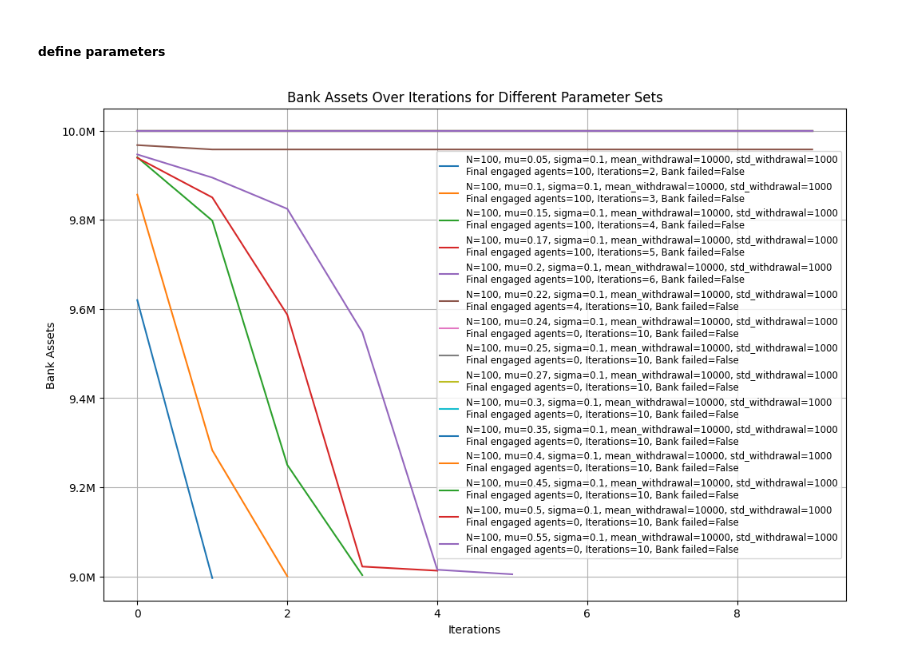
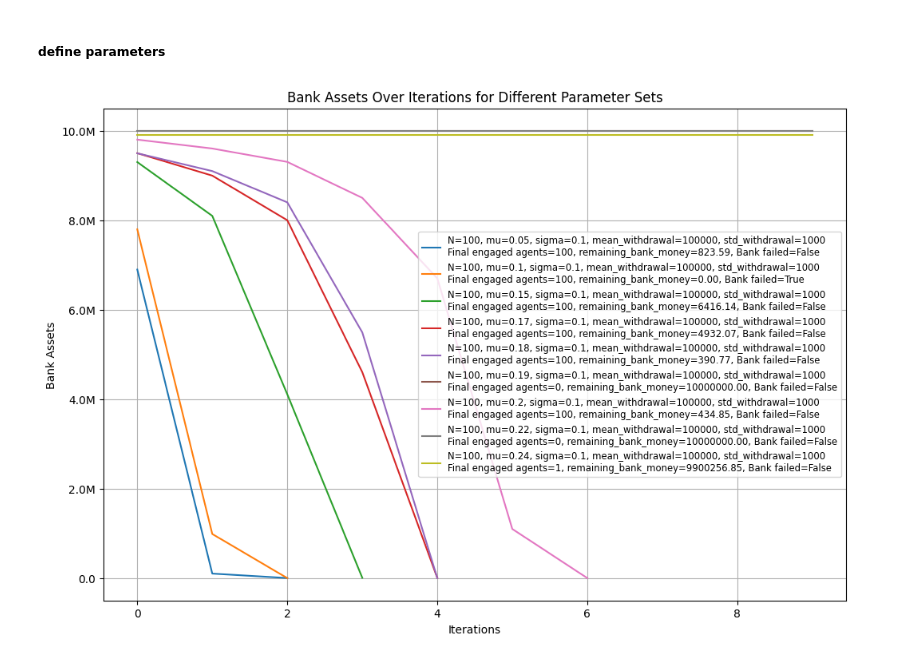
Before and after one commit to juergenstumpf01/CMSS_BankRuns, a Jupyter notebook: bank_run_basic_modelling.ipynb, the cells around one changed output. Drawn from its saved outputs; the diff is of its cells as text; code cells hidden in the pictures.

Commit message:
slight changes on plot

```diff
--- a/bank_run_basic_modelling.ipynb
+++ b/bank_run_basic_modelling.ipynb
@@ -100,9 +100,9 @@ class GranovetterModelBasic(Model):
 N = 100
 mu = 0.1 #threshold
 sigma = 0.1
-initial_bank_assets = 10000
-mean_withdrawal = 100
-std_withdrawal = 20
+initial_bank_assets = 10000000
+mean_withdrawal = 100000
+std_withdrawal = 1000
 # %%
 model = GranovetterModelBasic(N=N, mu=mu, sigma=sigma,
                               initial_bank_assets=initial_bank_assets,
@@ -208,29 +208,27 @@ def run_model(N, mu, sigma, initial_bank_assets, mean_withdrawal, std_withdrawal
 # in this case i just played around with different thresholds
 
 parameter_sets = [
-    {'n_iter':10, 'N': 100, 'mu': 0.05, 'sigma': 0.1, 'initial_bank_assets': 10000000, 'mean_withdrawal': 10000, 'std_withdrawal': 1000 },
-    {'n_iter':10, 'N': 100, 'mu': 0.10, 'sigma': 0.1, 'initial_bank_assets': 10000000, 'mean_withdrawal': 10000, 'std_withdrawal': 1000 },
-    {'n_iter':10, 'N': 100, 'mu': 0.15, 'sigma': 0.1, 'initial_bank_assets': 10000000, 'mean_withdrawal': 10000, 'std_withdrawal': 1000 },
-    {'n_iter':10, 'N': 100, 'mu': 0.17, 'sigma': 0.1, 'initial_bank_assets': 10000000, 'mean_withdrawal': 10000, 'std_withdrawal': 1000 },
+    {'n_iter':10, 'N': 100, 'mu': 0.05, 'sigma': 0.1, 'initial_bank_assets': 10000000, 'mean_withdrawal': 100000, 'std_withdrawal': 1000 },
+    {'n_iter':10, 'N': 100, 'mu': 0.10, 'sigma': 0.1, 'initial_bank_assets': 10000000, 'mean_withdrawal': 100000, 'std_withdrawal': 1000 },
+    {'n_iter':10, 'N': 100, 'mu': 0.15, 'sigma': 0.1, 'initial_bank_assets': 10000000, 'mean_withdrawal': 100000, 'std_withdrawal': 1000 },
+    {'n_iter':10, 'N': 100, 'mu': 0.17, 'sigma': 0.1, 'initial_bank_assets': 10000000, 'mean_withdrawal': 100000, 'std_withdrawal': 1000 },
+    {'n_iter':10, 'N': 100, 'mu': 0.18, 'sigma': 0.1, 'initial_bank_assets': 10000000, 'mean_withdrawal': 100000, 'std_withdrawal': 1000 },
+    {'n_iter':10, 'N': 100, 'mu': 0.19, 'sigma': 0.1, 'initial_bank_assets': 10000000, 'mean_withdrawal': 100000, 'std_withdrawal': 1000 },
 
-    {'n_iter':10, 'N': 100, 'mu': 0.20, 'sigma': 0.1, 'initial_bank_assets': 10000000, 'mean_withdrawal': 10000, 'std_withdrawal': 1000 },
-    {'n_iter':10, 'N': 100, 'mu': 0.22, 'sigma': 0.1, 'initial_bank_assets': 10000000, 'mean_withdrawal': 10000, 'std_withdrawal': 1000 },
-    {'n_iter':10, 'N': 100, 'mu': 0.24, 'sigma': 0.1, 'initial_bank_assets': 10000000, 'mean_withdrawal': 10000, 'std_withdrawal': 1000 },
+    {'n_iter':10, 'N': 100, 'mu': 0.20, 'sigma': 0.1, 'initial_bank_assets': 10000000, 'mean_withdrawal': 100000, 'std_withdrawal': 1000 },
+    {'n_iter':10, 'N': 100, 'mu': 0.22, 'sigma': 0.1, 'initial_bank_assets': 10000000, 'mean_withdrawal': 100000, 'std_withdrawal': 1000 },
+    {'n_iter':10, 'N': 100, 'mu': 0.24, 'sigma': 0.1, 'initial_bank_assets': 10000000, 'mean_withdrawal': 100000, 'std_withdrawal': 1000 },
 
-    {'n_iter':10, 'N': 100, 'mu': 0.25, 'sigma': 0.1, 'initial_bank_assets': 10000000, 'mean_withdrawal': 10000, 'std_withdrawal': 1000 },
-    {'n_iter':10, 'N': 100, 'mu': 0.27, 'sigma': 0.1, 'initial_bank_assets': 10000000, 'mean_withdrawal': 10000, 'std_withdrawal': 1000 },
+    # {'n_iter':10, 'N': 100, 'mu': 0.25, 'sigma': 0.1, 'initial_bank_assets': 10000000, 'mean_withdrawal': 100000, 'std_withdrawal': 1000 },
+    # {'n_iter':10, 'N': 100, 'mu': 0.27, 'sigma': 0.1, 'initial_bank_assets': 10000000, 'mean_withdrawal': 100000, 'std_withdrawal': 1000 },
 
-    {'n_iter':10, 'N': 100, 'mu': 0.30, 'sigma': 0.1, 'initial_bank_assets': 10000000, 'mean_withdrawal': 10000, 'std_withdrawal': 1000 },
-    {'n_iter':10, 'N': 100, 'mu': 0.35, 'sigma': 0.1, 'initial_bank_assets': 10000000, 'mean_withdrawal': 10000, 'std_withdrawal': 1000 },
-    {'n_iter':10, 'N': 100, 'mu': 0.40, 'sigma': 0.1, 'initial_bank_assets': 10000000, 'mean_withdrawal': 10000, 'std_withdrawal': 1000 },
-    {'n_iter':10, 'N': 100, 'mu': 0.45, 'sigma': 0.1, 'initial_bank_assets': 10000000, 'mean_withdrawal': 10000, 'std_withdrawal': 1000 },
-    {'n_iter':10, 'N': 100, 'mu': 0.50, 'sigma': 0.1, 'initial_bank_assets': 10000000, 'mean_withdrawal': 10000, 'std_withdrawal': 1000 },
-    {'n_iter':10, 'N': 100, 'mu': 0.55, 'sigma': 0.1, 'initial_bank_assets': 10000000, 'mean_withdrawal': 10000, 'std_withdrawal': 1000 },
+    # {'n_iter':10, 'N': 100, 'mu': 0.30, 'sigma': 0.1, 'initial_bank_assets': 10000000, 'mean_withdrawal': 100000, 'std_withdrawal': 1000 },
+    # {'n_iter':10, 'N': 100, 'mu': 0.35, 'sigma': 0.1, 'initial_bank_assets': 10000000, 'mean_withdrawal': 100000, 'std_withdrawal': 1000 },
+    # {'n_iter':10, 'N': 100, 'mu': 0.40, 'sigma': 0.1, 'initial_bank_assets': 10000000, 'mean_withdrawal': 100000, 'std_withdrawal': 1000 },
+    # {'n_iter':10, 'N': 100, 'mu': 0.45, 'sigma': 0.1, 'initial_bank_assets': 10000000, 'mean_withdrawal': 100000, 'std_withdrawal': 1000 },
+    # {'n_iter':10, 'N': 100, 'mu': 0.50, 'sigma': 0.1, 'initial_bank_assets': 10000000, 'mean_withdrawal': 100000, 'std_withdrawal': 1000 },
+    # {'n_iter':10, 'N': 100, 'mu': 0.55, 'sigma': 0.1, 'initial_bank_assets': 10000000, 'mean_withdrawal': 100000, 'std_withdrawal': 1000 },
 
-    # {'n_iter':100, 'N': 100, 'mu': 0.1, 'sigma': 0.2, 'initial_bank_assets': 10000000, 'mean_withdrawal': 12000, 'std_withdrawal': 2000},
-    # {'n_iter':100, 'N': 100, 'mu': 0.1, 'sigma': 0.1, 'initial_bank_assets': 10000000, 'mean_withdrawal': 80000, 'std_withdrawal': 500},
-    # {'n_iter':100, 'N': 100, 'mu': 0.1, 'sigma': 0.1, 'initial_bank_assets': 10000000, 'mean_withdrawal': 6000, 'std_withdrawal': 1000},
-    # #{'n_iter':100, 'N': 100, 'mu': 0.4, 'sigma': 0.1, 'initial_bank_assets': 10000000, 'mean_withdrawal': 6000, 'std_withdrawal': 1000}
 
 ]
 
@@ -248,30 +246,30 @@ for params in parameter_sets:
 # %%
 import matplotlib.ticker as mticker
 
 plt.figure(figsize=(12, 8))
 
 for result in results:
     params = result['params']
     bank_assets_over_time = result['bank_assets_over_time']
     bank_failed = result['bank_failed']
     label = (
         f"N={params['N']}, mu={params['mu']}, sigma={params['sigma']}, "
         f"mean_withdrawal={params['mean_withdrawal']}, std_withdrawal={params['std_withdrawal']}\n"
-        f"Final engaged agents={result['final_engaged_agents']}, Iterations={result['steps']}, Bank failed={bank_failed}"
+        f"Final engaged agents={result['final_engaged_agents']}, remaining_bank_money={result['bank_assets_over_time'][-1]:.2f}, Bank failed={bank_failed}"
     )
     plt.plot(bank_assets_over_time, label=label)
 
 plt.xlabel('Iterations')
 plt.ylabel('Bank Assets')
 plt.title('Bank Assets Over Iterations for Different Parameter Sets')
 plt.legend(loc='best', fontsize='small')
 plt.grid(True)
 
 # Format y-axis to show numbers in millions if necessary
 ax = plt.gca()
 formatter = mticker.FuncFormatter(lambda x, pos: f'{x/1e6:.1f}M' if x >= 1e6 else f'{x}')
 ax.yaxis.set_major_formatter(formatter)
 
 plt.show()
 # %% [output]
-[figure, old version]
+[figure, new version]
```
Also changed, not shown: parts of 1 cell of this notebook.
